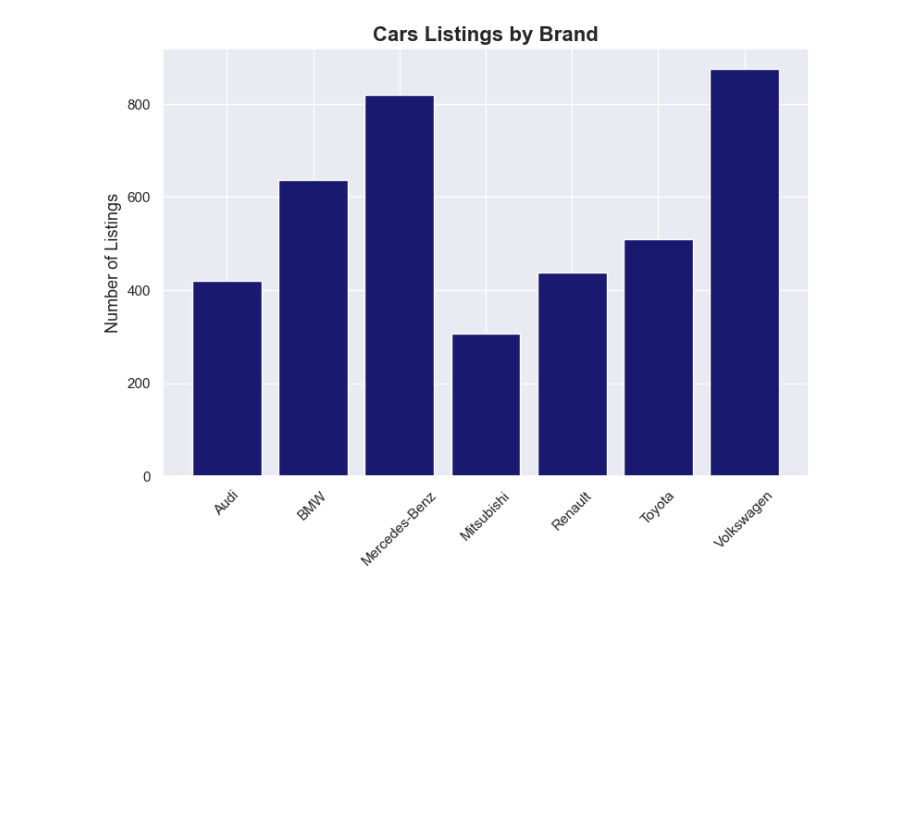
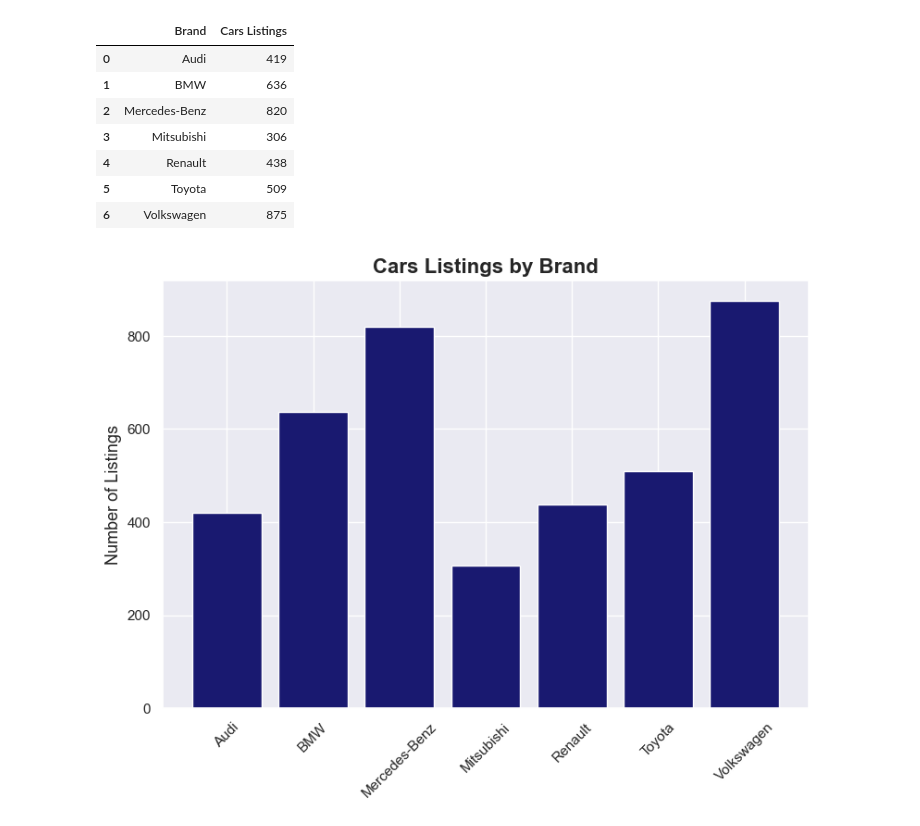
Before and after one commit to abellajakeyabut/datascience, a Jupyter notebook: Untitled10.ipynb, the cells around one changed output. Drawn from its saved outputs; the diff is of its cells as text; code cells hidden in the pictures; blank space fills up the shorter version.

```diff
--- a/Untitled10.ipynb
+++ b/Untitled10.ipynb
@@ -6,13 +6,24 @@ sns.set()
 # %%
 df_used_cars = pd.read_csv("bar_chart_data.csv")
 # %%
-plt.figure(figsize=(9,6))
-plt.bar(x = df_used_cars['Brand'],height = df_used_cars['Cars Listings'],
-       color = "midnightblue")
-plt.xticks(rotation=45)
-plt.title("Cars Listings by Brand", fontsize = 16, fontweight = "bold")
-plt.ylabel("Number of Listings", fontsize=13)
-plt.savefig("bar.png")
-plt.show()
+df_used_cars
 # %% [output]
-[figure, removed]
+|  | Brand | Cars Listings |
+| 0 | Audi | 419 |
+| 1 | BMW | 636 |
+| 2 | Mercedes-Benz | 820 |
+| 3 | Mitsubishi | 306 |
+| 4 | Renault | 438 |
+| 5 | Toyota | 509 |
+| 6 | Volkswagen | 875 |
+# %%
+plt.figure(figsize=(9,6))
+plt.bar(x = df_used_cars['Brand'],height = df_used_cars['Cars Listings'],
+       color = "midnightblue")
+plt.xticks(rotation=45)
+plt.title("Cars Listings by Brand", fontsize = 16, fontweight = "bold")
+plt.ylabel("Number of Listings", fontsize=13)
+plt.savefig("bar.png")
+plt.show()
+# %% [output]
+[figure, added]
```
Also changed, not shown: parts of 5 cells of this notebook, 2 other files.
